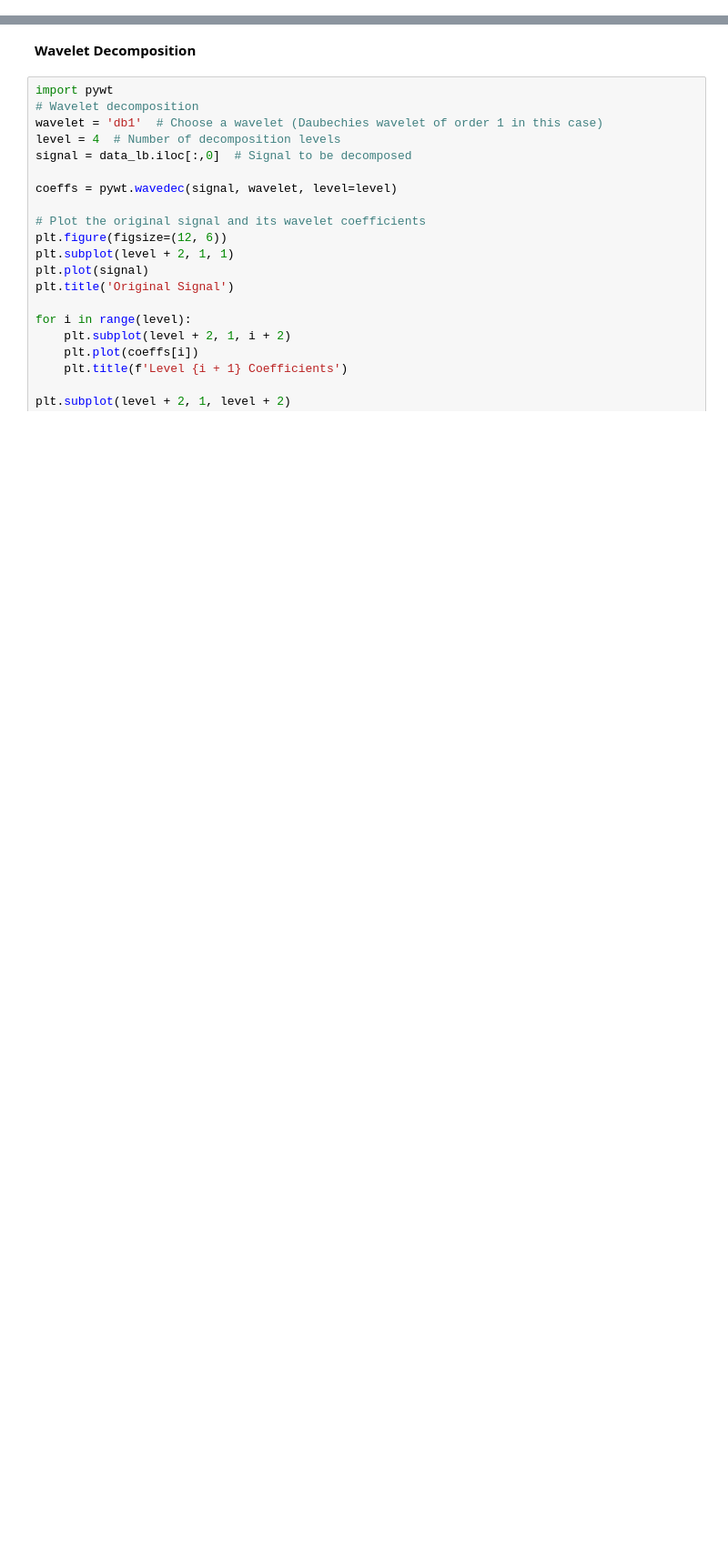
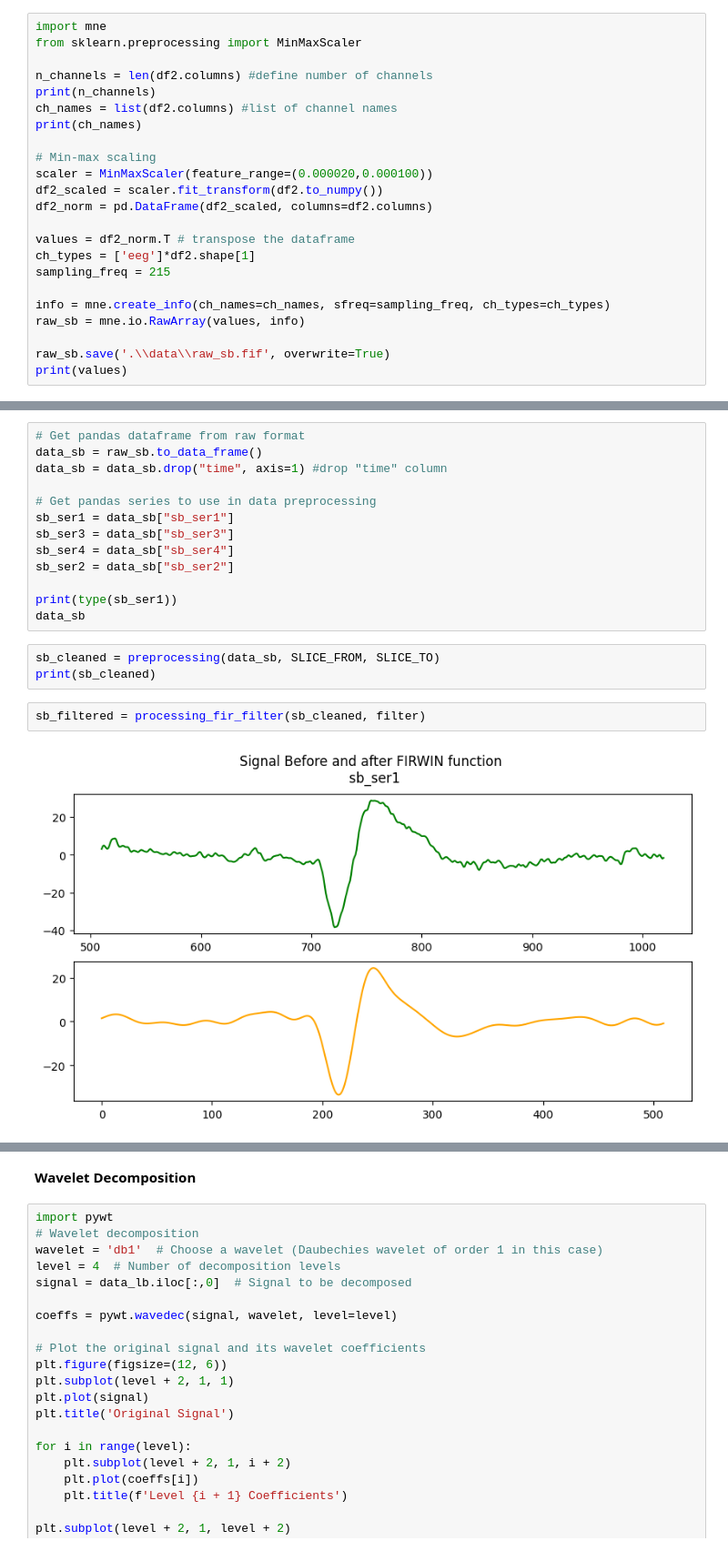
Before and after one commit to CharleneLimKH/EEG, a Jupyter notebook: eeg-1.ipynb, the cells around one changed output, grey strips where cells are left out. Shown at 91% size. Saved outputs shown, nothing was run; the diff lists cells and outputs as text; blank space fills up the shorter version.

```diff
--- a/eeg-1.ipynb
+++ b/eeg-1.ipynb
@@ -416,0 +344,23 @@ array([<Axes: >, <Axes: >, <Axes: >, <Axes: >], dtype=object)
+# %%
+import mne
+from sklearn.preprocessing import MinMaxScaler
+
+n_channels = len(df2.columns) #define number of channels
+print(n_channels)
+ch_names = list(df2.columns) #list of channel names
+print(ch_names)
+
+# Min-max scaling
+scaler = MinMaxScaler(feature_range=(0.000020,0.000100))
+df2_scaled = scaler.fit_transform(df2.to_numpy())
+df2_norm = pd.DataFrame(df2_scaled, columns=df2.columns)
+
+values = df2_norm.T # transpose the dataframe
+ch_types = ['eeg']*df2.shape[1]
+sampling_freq = 215
+
+info = mne.create_info(ch_names=ch_names, sfreq=sampling_freq, ch_types=ch_types)
+raw_sb = mne.io.RawArray(values, info)
+
+raw_sb.save('.\\data\\raw_sb.fif', overwrite=True)
+print(values)
@@ -416,0 +372,20 @@ array([<Axes: >, <Axes: >, <Axes: >, <Axes: >], dtype=object)
+# %%
+# Get pandas dataframe from raw format
+data_sb = raw_sb.to_data_frame()
+data_sb = data_sb.drop("time", axis=1) #drop "time" column
+
+# Get pandas series to use in data preprocessing
+sb_ser1 = data_sb["sb_ser1"]
+sb_ser3 = data_sb["sb_ser3"]
+sb_ser4 = data_sb["sb_ser4"]
+sb_ser2 = data_sb["sb_ser2"]
+
+print(type(sb_ser1))
+data_sb
+# %%
+sb_cleaned = preprocessing(data_sb, SLICE_FROM, SLICE_TO)
+print(sb_cleaned)
+# %%
+sb_filtered = processing_fir_filter(sb_cleaned, filter)
+# %% [output]
+[figure, added]
```
Also changed, not shown: parts of 58 cells of this notebook, 3 other files.
